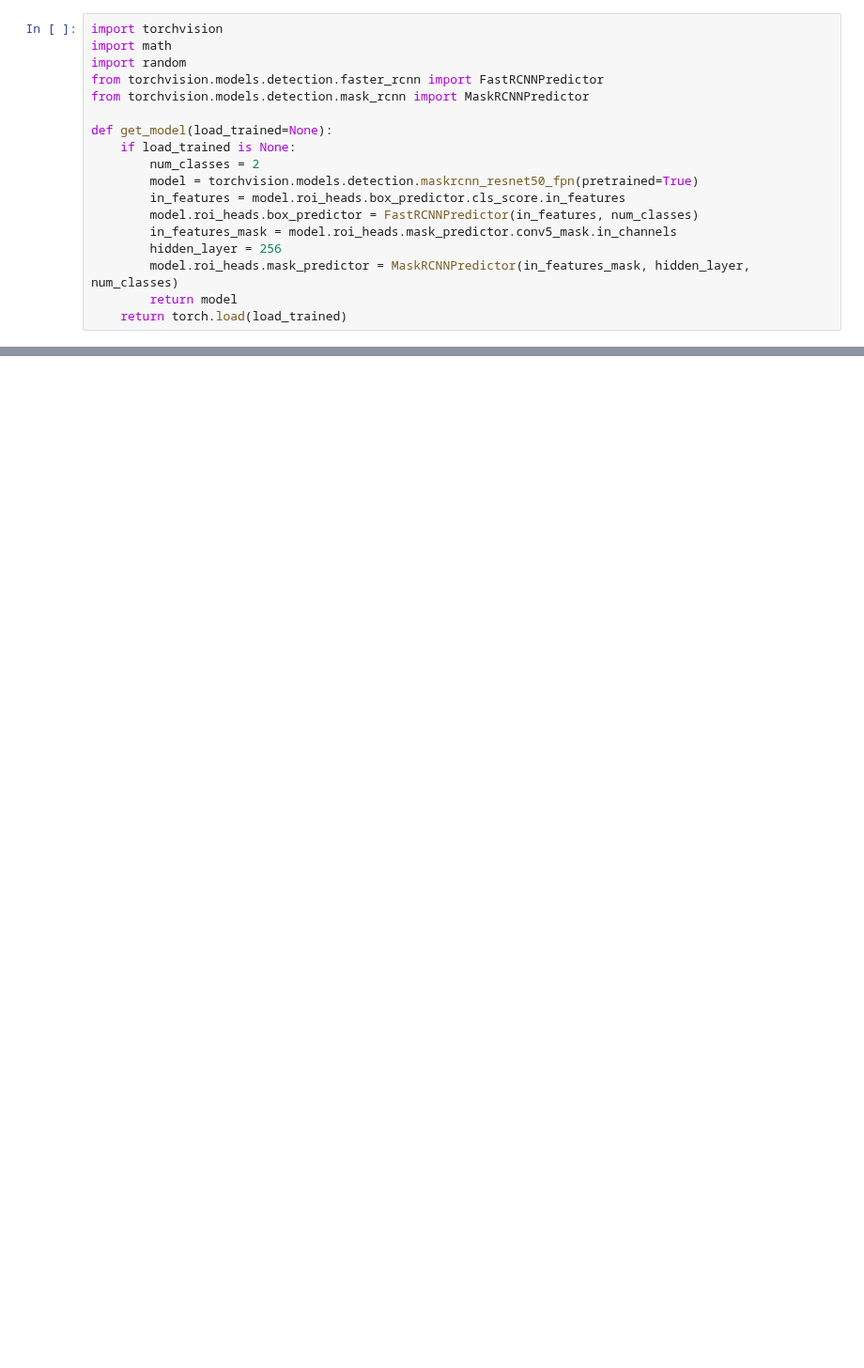
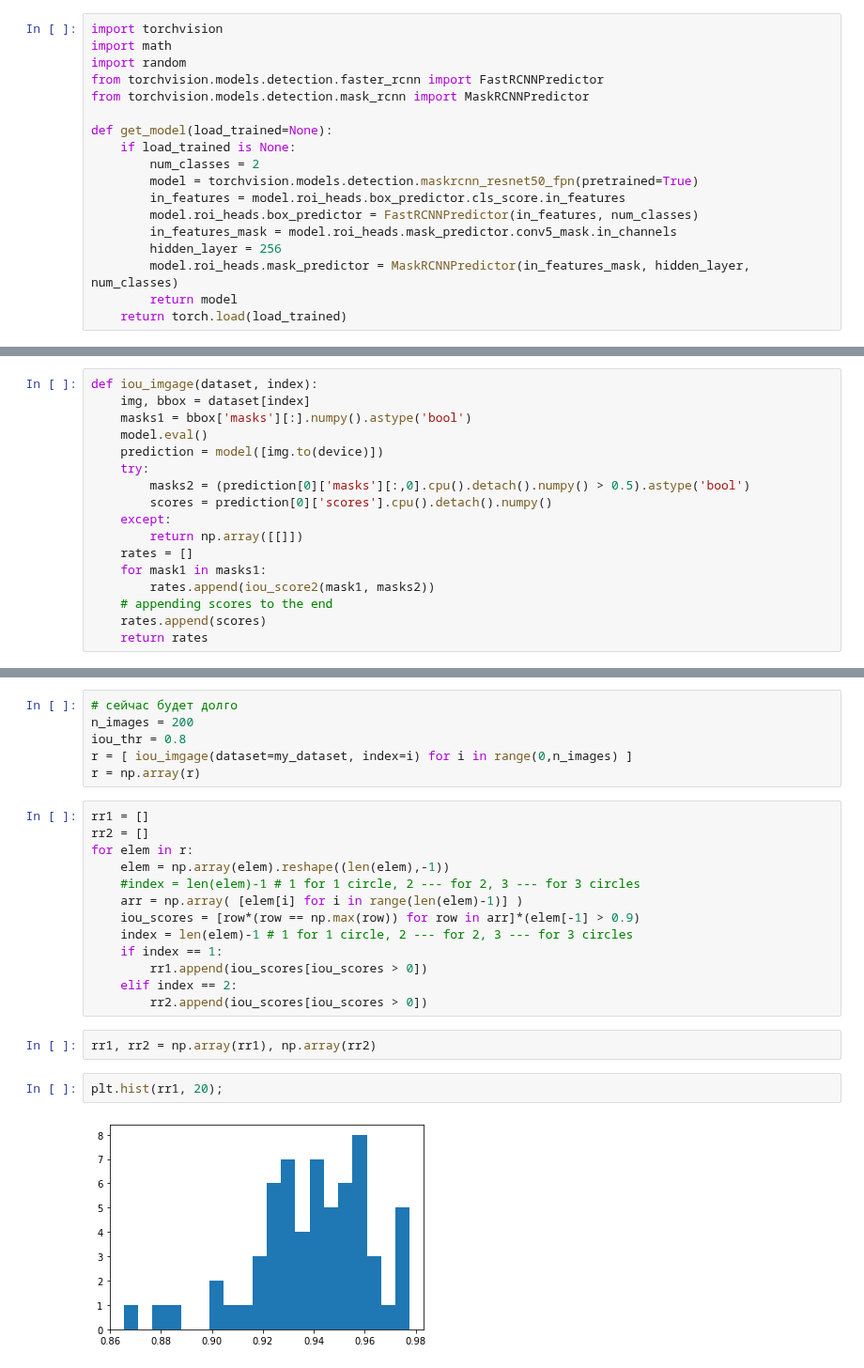
Before and after one commit to 82492749123082/farich-pics, a Jupyter notebook: notebooks/Minuit_vs_NN.ipynb, the cells around one changed output, grey strips where cells are left out. Shown at 94% size. Drawn from its saved outputs; the diff is of its cells as text; blank space fills up the shorter version.

```diff
--- a/notebooks/Minuit_vs_NN.ipynb
+++ b/notebooks/Minuit_vs_NN.ipynb
@@ -295,0 +345,17 @@ NameError: name 'torch' is not defined
+# %%
+def iou_imgage(dataset, index):
+    img, bbox = dataset[index]
+    masks1 = bbox['masks'][:].numpy().astype('bool')
+    model.eval()
+    prediction = model([img.to(device)])
+    try:
+        masks2 = (prediction[0]['masks'][:,0].cpu().detach().numpy() > 0.5).astype('bool')
+        scores = prediction[0]['scores'].cpu().detach().numpy()
+    except:
+        return np.array([[]])
+    rates = []
+    for mask1 in masks1:
+        rates.append(iou_score2(mask1, masks2))
+    # appending scores to the end
+    rates.append(scores)
+    return rates
@@ -295,0 +370,25 @@ NameError: name 'torch' is not defined
+# %%
+# сейчас будет долго
+n_images = 200
+iou_thr = 0.8
+r = [ iou_imgage(dataset=my_dataset, index=i) for i in range(0,n_images) ]
+r = np.array(r)
+# %%
+rr1 = []
+rr2 = []
+for elem in r:
+    elem = np.array(elem).reshape((len(elem),-1))
+    #index = len(elem)-1 # 1 for 1 circle, 2 --- for 2, 3 --- for 3 circles
+    arr = np.array( [elem[i] for i in range(len(elem)-1)] )
+    iou_scores = [row*(row == np.max(row)) for row in arr]*(elem[-1] > 0.9)
+    index = len(elem)-1 # 1 for 1 circle, 2 --- for 2, 3 --- for 3 circles
+    if index == 1:
+        rr1.append(iou_scores[iou_scores > 0])
+    elif index == 2:
+        rr2.append(iou_scores[iou_scores > 0])
+# %%
+rr1, rr2 = np.array(rr1), np.array(rr2)
+# %%
+plt.hist(rr1, 20);
+# %% [output]
+[figure, added]
```
Also changed, not shown: parts of 34 cells of this notebook.
